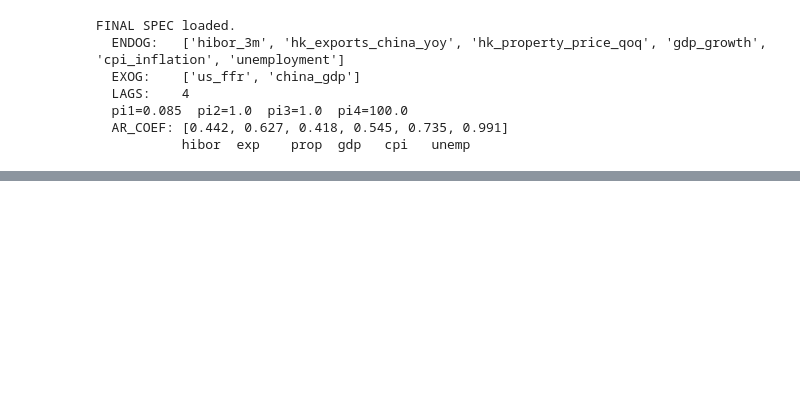
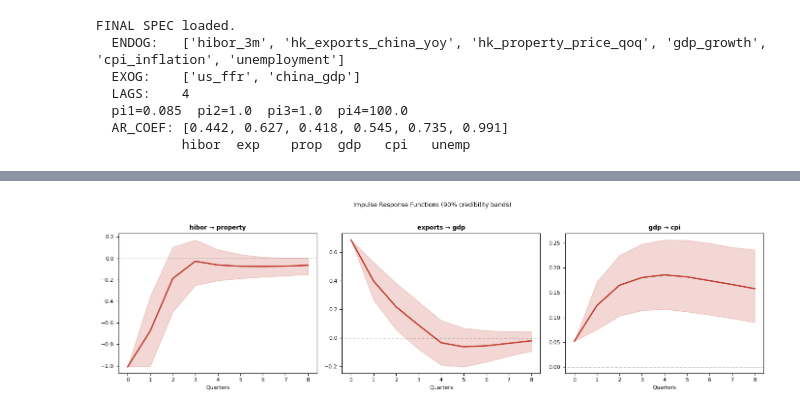
Before and after one commit to 4minutes-chung/Hong-Kong, a Jupyter notebook: HK_BVAR_Final.ipynb, the cells around one changed output, grey strips where cells are left out. Drawn from its saved outputs; the diff is of its cells as text; code cells hidden in the pictures; blank space fills up the shorter version.

```diff
--- a/HK_BVAR_Final.ipynb
+++ b/HK_BVAR_Final.ipynb
@@ -192,0 +226,16 @@ Saved: output/phase9a_canonical_fevd.png
+# %%
+BLUE = '#1a6faf'; RED = '#c0392b'; t = np.arange(9)
+fig, axes = plt.subplots(1, 3, figsize=(14, 4)); fig.patch.set_facecolor('white')
+for ax, (imp, resp, title) in zip(axes, channels):
+    ax.plot(t, irf_can[resp, imp, :, 0], color=RED, lw=2)
+    ax.fill_between(t, irf_can[resp, imp, :, 1], irf_can[resp, imp, :, 2], alpha=0.2, color=RED)
+    ax.axhline(0, color='k', lw=0.7, ls=':')
+    ax.set_title(title, fontsize=9, fontweight='bold')
+    ax.set_xlabel('Quarters', fontsize=8); ax.tick_params(labelsize=8)
+fig.suptitle('Impulse Response Functions (90% credibility bands)', fontsize=9, y=1.01)
+plt.tight_layout()
+plt.savefig('output/phase9a_canonical_irf.png', dpi=150, bbox_inches='tight', facecolor='white')
+plt.show()
+plt.close()
+# %% [output]
+[figure, added]
```
Also changed, not shown: parts of 33 cells of this notebook, 13 other files.
